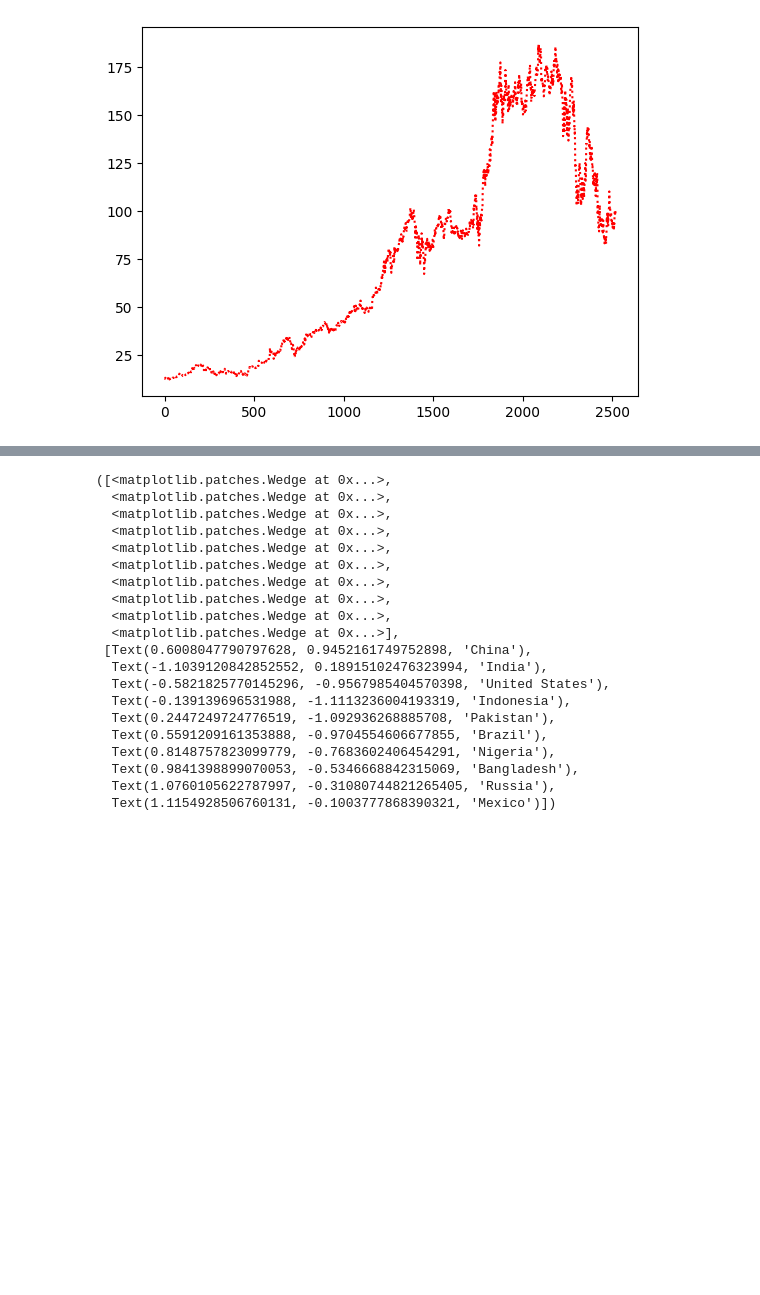
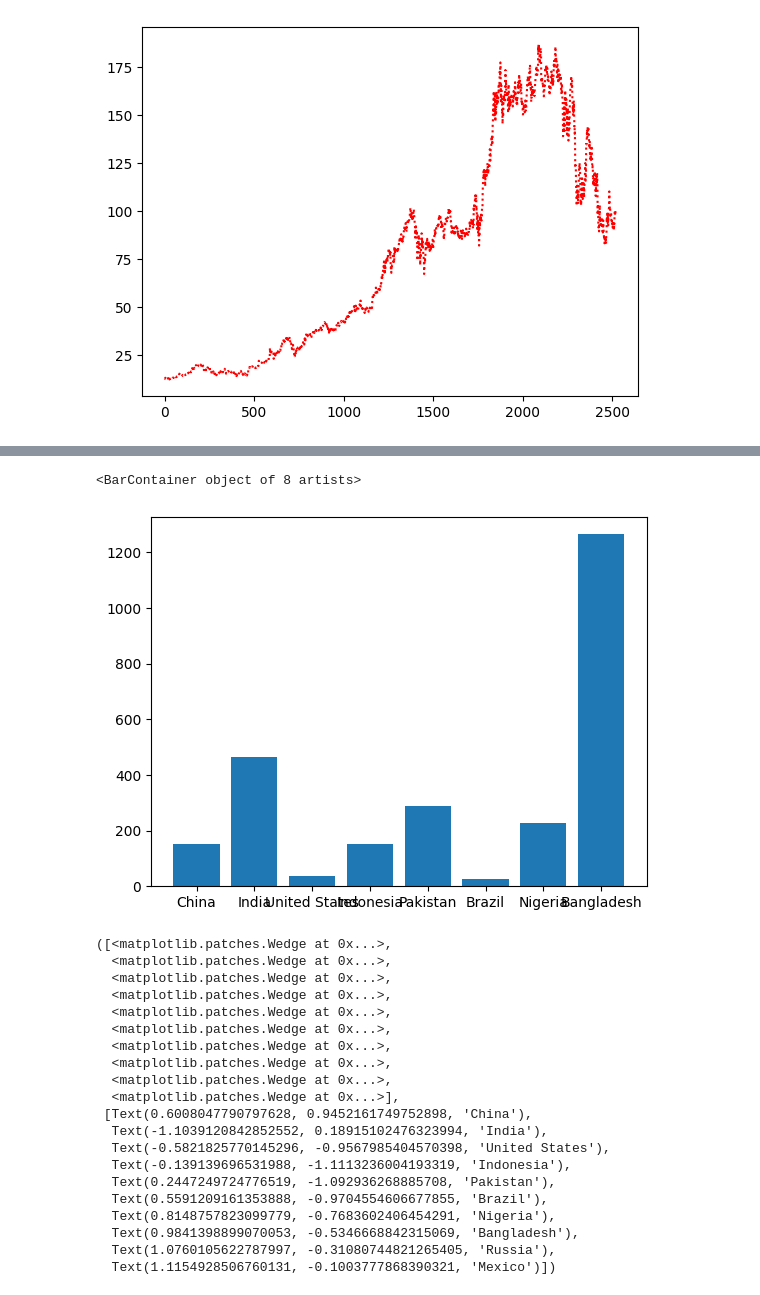
Before and after one commit to ppedvAG/Python-DS-ML-257314, a Jupyter notebook: DataScience_MachineLearning/M005.ipynb, the cells around one changed output, grey strips where cells are left out. Cells and saved outputs as stored; diff of their text form; code cells hidden in the pictures; blank space fills up the shorter version.

```diff
--- a/DataScience_MachineLearning/M005.ipynb
+++ b/DataScience_MachineLearning/M005.ipynb
@@ -54,4 +54,4 @@ plt.plot(data["Open"], color="red", ls=":")
 [<matplotlib.lines.Line2D at 0x...>]
 [figure]
 # %%
-population = pd.read_csv("data/PopulationDataDone.csv", index_col=0)[:10]
+population = pd.read_csv("data/PopulationDataDone.csv", index_col="Country")[:10]
@@ -58,3 +73,12 @@ population = pd.read_csv("data/PopulationDataDone.csv", index_col=0)[:10]
+# %%
+topEight= population[0:8]
+plt.bar(topEight.index, topEight["Density"])
+#plt.figure(figsize = (8,8))
+#plt.bar(population["Country"].loc[0:8].values, population["Density"].loc[0:8])
+#plt.xticks(rotation=90)
+# %% [output]
+<BarContainer object of 8 artists>
+[figure, added]
 # %%
 plt.pie(population["WorldSharePct"], labels=population.index, rotatelabels=True, explode=np.ones(10)*0.02)
 # %% [output]
```
Also changed, not shown: parts of 1 cell of this notebook, 4 other files.
